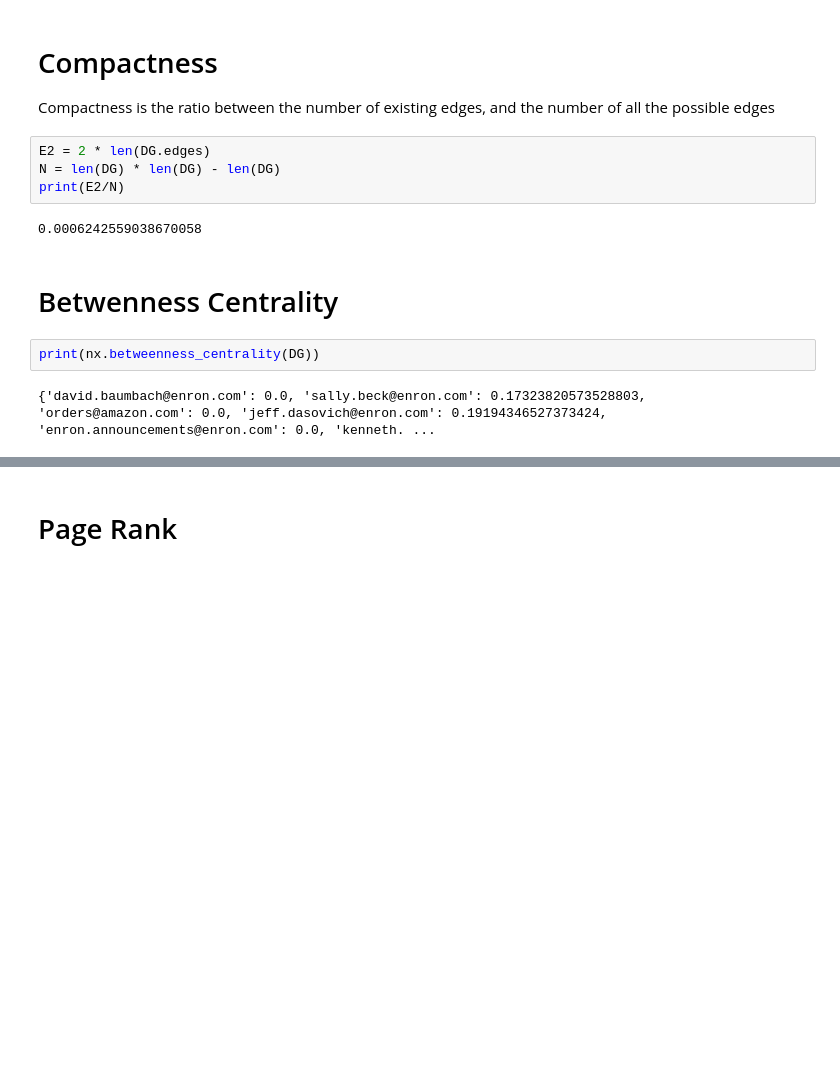
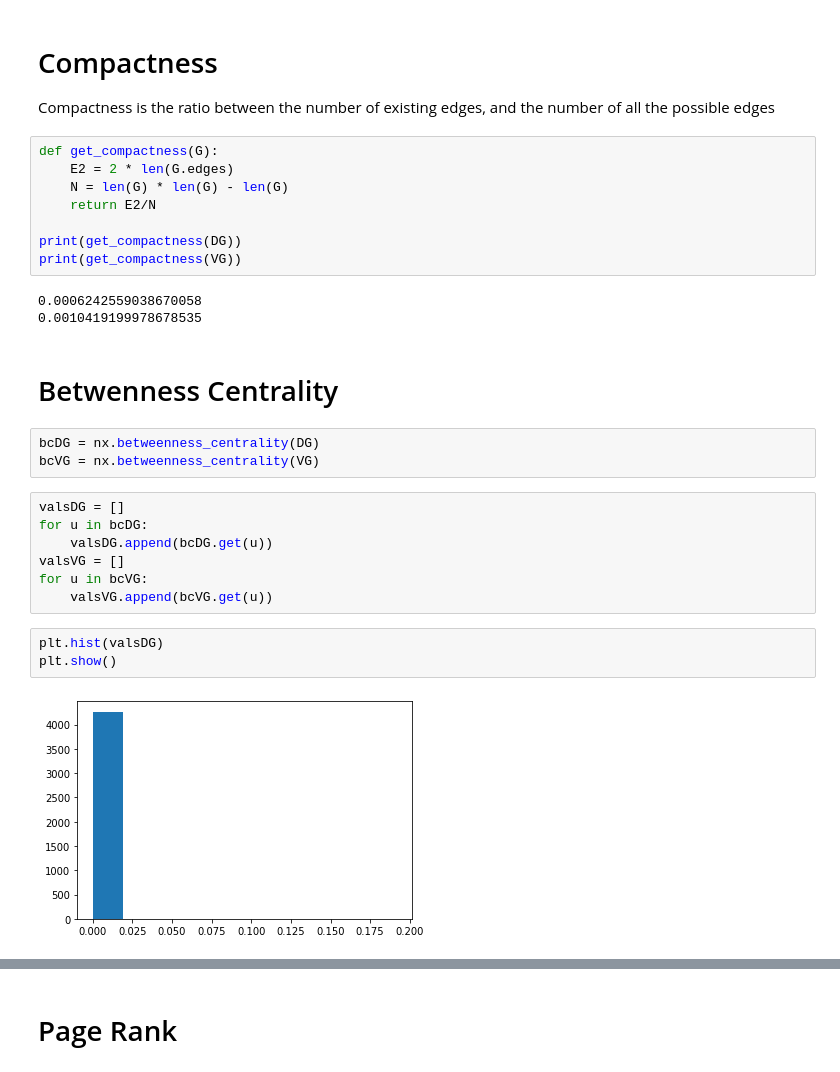
Before and after one commit to AidenWilliams/Enron-Text-and-Graph-Analysis, a Jupyter notebook: Task2/task2.ipynb, the cells around one changed output, grey strips where cells are left out. Saved outputs shown, nothing was run; the diff lists cells and outputs as text; blank space fills up the shorter version.

```diff
--- a/Task2/task2.ipynb
+++ b/Task2/task2.ipynb
@@ -466,14 +479,30 @@ print(global_clustering_coefficient/len(DG))
 # Compactness
 Compactness is the ratio between the number of existing edges, and the number of all the possible edges
 # %%
-E2 = 2 * len(DG.edges)
-N = len(DG) * len(DG) - len(DG)
-print(E2/N)
+def get_compactness(G):
+    E2 = 2 * len(G.edges)
+    N = len(G) * len(G) - len(G)
+    return E2/N
+
+print(get_compactness(DG))
+print(get_compactness(VG))
 # %% [output]
 0.0006242559038670058
+0.0010419199978678535
 # %% [markdown]
 # Betwenness Centrality
 # %%
-print(nx.betweenness_centrality(DG))
+bcDG = nx.betweenness_centrality(DG)
+bcVG = nx.betweenness_centrality(VG)
-# %% [output]
-{'david.baumbach@enron.com': 0.0, 'sally.beck@enron.com': 0.17323820573528803, 'orders@amazon.com': 0.0, 'jeff.dasovich@enron.com': 0.19194346527373424, 'enron.announcements@enron.com': 0.0, 'kenneth. ...
+# %%
+valsDG = []
+for u in bcDG:
+    valsDG.append(bcDG.get(u))
+valsVG = []
+for u in bcVG:
+    valsVG.append(bcVG.get(u))
+# %%
+plt.hist(valsDG)
+plt.show()
+# %% [output]
+[figure, added]
```
Also changed, not shown: parts of 18 cells of this notebook, 1 other file.
